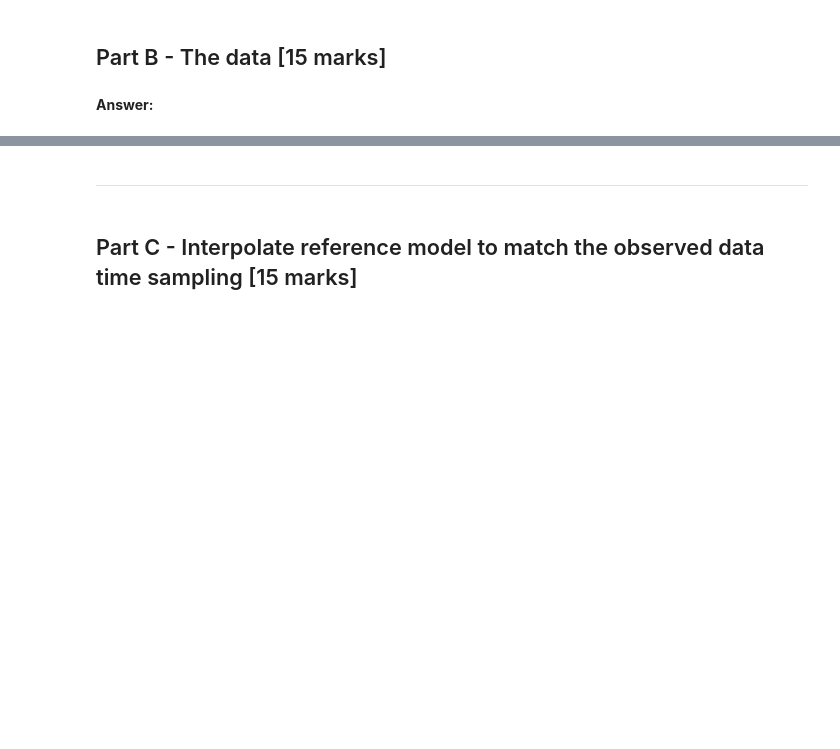
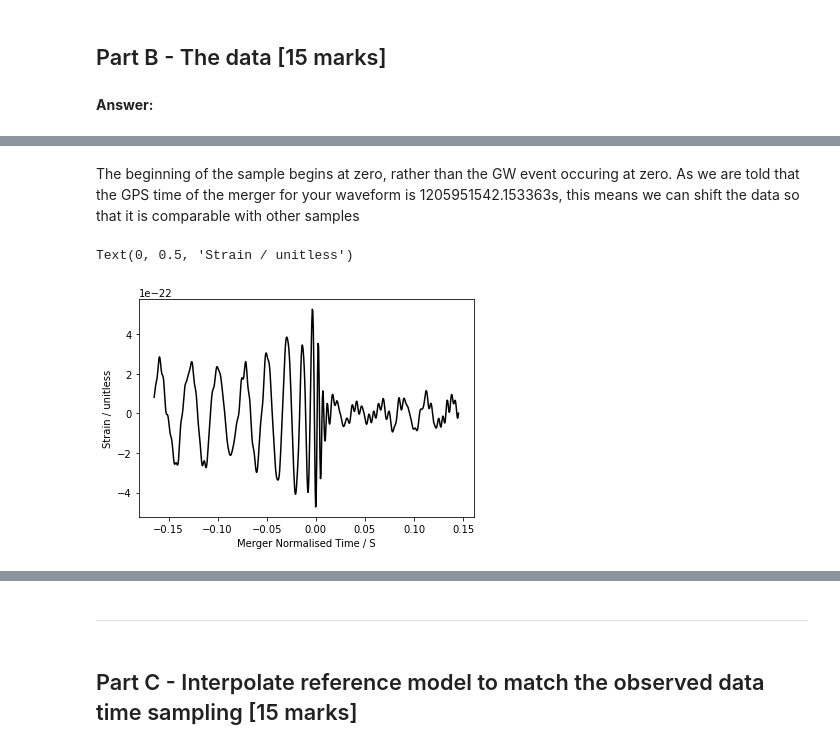
Before and after one commit to Clarke-Jools-36/DataAnalysis22, a Jupyter notebook: CA2_1903779.ipynb, the cells around one changed output, grey strips where cells are left out. Drawn from its saved outputs; the diff is of its cells as text; code cells hidden in the pictures; blank space fills up the shorter version.

```diff
--- a/CA2_1903779.ipynb
+++ b/CA2_1903779.ipynb
@@ -37,0 +158,11 @@ Your answer here
+# %% [markdown]
+The beginning of the sample begins at zero, rather than the GW event occuring at zero. As we are told that the GPS time of the merger for your waveform is 1205951542.153363s, this means we can shift the data so that it is comparable with other samples
+# %%
+t = t_gps - 1205951542.153363
+
+plt.plot(t,s,"k")
+plt.xlabel("Merger Normalised Time / S")
+plt.ylabel("Strain / unitless")
+# %% [output]
+Text(0, 0.5, 'Strain / unitless')
+[figure, added]
```
Also changed, not shown: parts of 24 cells of this notebook.
